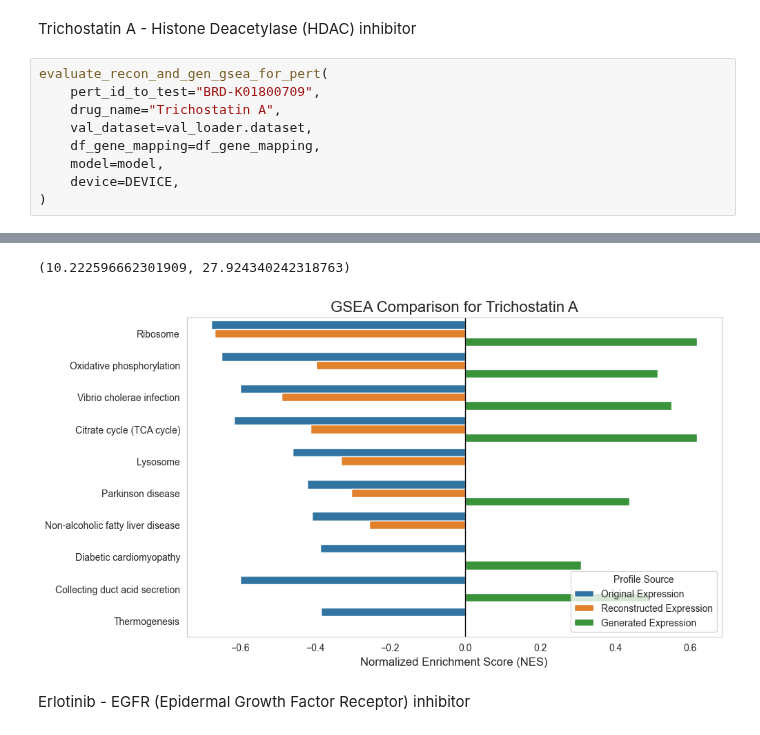
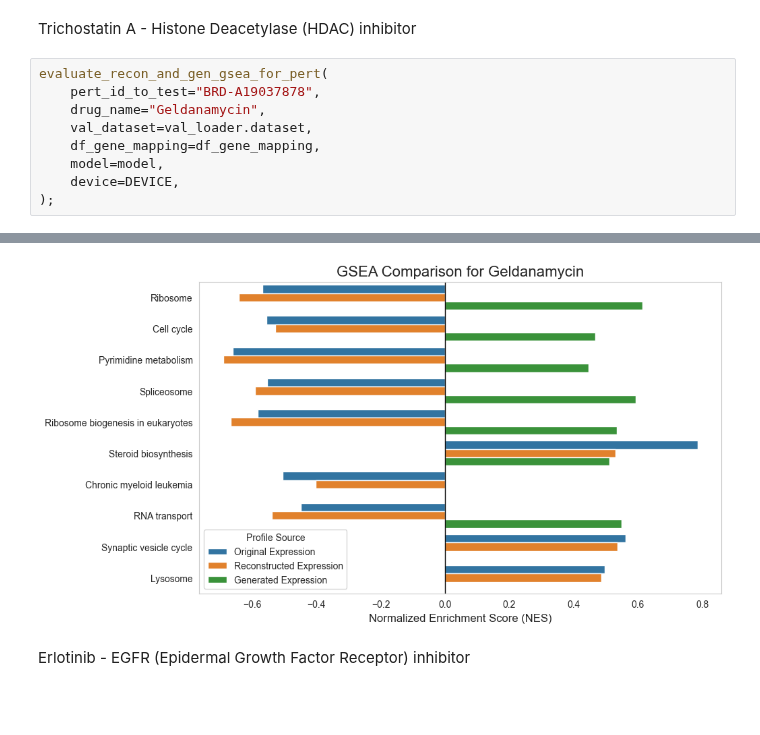
Before and after one commit to Djtrainer/cancer_research, a Jupyter notebook: notebooks/drug_induced_gene_expression_prediction/part_ii_modeling.ipynb, the cells around one changed output, grey strips where cells are left out. Cells and saved outputs as stored; diff of their text form; blank space fills up the shorter version.

```diff
--- a/notebooks/drug_induced_gene_expression_prediction/part_ii_modeling.ipynb
+++ b/notebooks/drug_induced_gene_expression_prediction/part_ii_modeling.ipynb
@@ -375,11 +382,11 @@ The order of those genes will be arbitrary, which may produce unexpected results
 Trichostatin A -  Histone Deacetylase (HDAC) inhibitor
 # %%
 evaluate_recon_and_gen_gsea_for_pert(
-    pert_id_to_test="BRD-K01800709",
-    drug_name="Trichostatin A",
+    pert_id_to_test="BRD-A19037878",
+    drug_name="Geldanamycin",
     val_dataset=val_loader.dataset,
     df_gene_mapping=df_gene_mapping,
     model=model,
     device=DEVICE,
-)
+);
 # %% [output]
@@ -389,6 +396,5 @@ The order of those genes will be arbitrary, which may produce unexpected results
 The order of those genes will be arbitrary, which may produce unexpected results.
-(10.222596662301909, 27.924340242318763)
-[figure, old version]
+[figure, new version]
 # %% [markdown]
 Erlotinib - EGFR (Epidermal Growth Factor Receptor) inhibitor
 # %%
```
Also changed, not shown: parts of 4 cells of this notebook, 3 other files.
